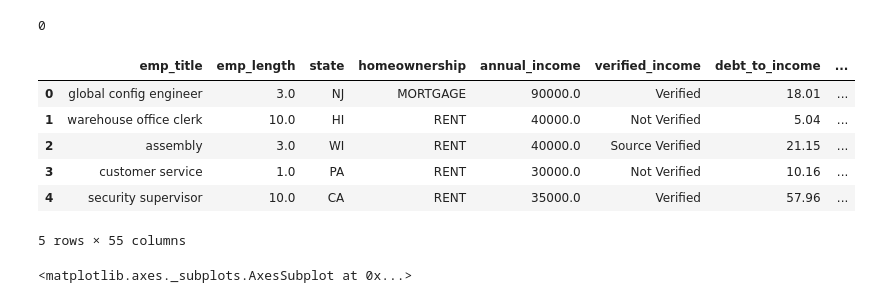
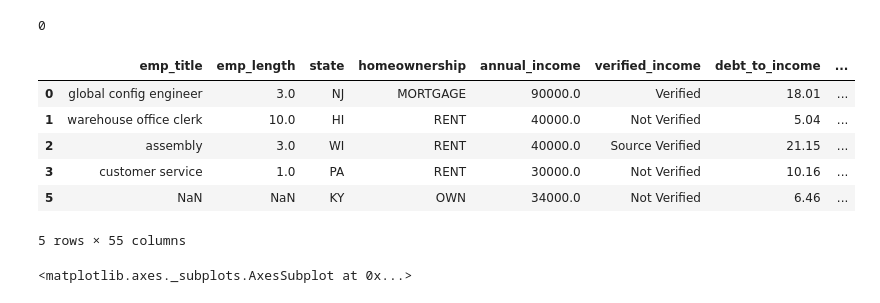
Before and after one commit to WeiLi0105/Math2212_Li, a Jupyter notebook: HW/HW_M2T4_Li.ipynb, the cells around one changed output. Saved outputs shown, nothing was run; the diff lists cells and outputs as text; code cells hidden in the pictures.

```diff
--- a/HW/HW_M2T4_Li.ipynb
+++ b/HW/HW_M2T4_Li.ipynb
@@ -255,23 +236,23 @@ len(loan[ debt_to_income < debt_to_income_mean - 2.5* debt_to_income_std])
 # %%
 # drop  those  outliers
 
 loan_mean_outlier_drop = loan.drop(
     loan.index[
-        (debt_to_income_mean>debt_to_income_mean+2.5* debt_to_income_std) &
+        (debt_to_income>debt_to_income_mean+2.5* debt_to_income_std)|
         (debt_to_income<debt_to_income_mean-2.5* debt_to_income_std)
                ]
 )
 
 #print the resulting  head
 
 loan_mean_outlier_drop.head()
 # %% [output]
 |  | emp_title | emp_length | state | homeownership | annual_income | verified_income | debt_to_income | ... |
 | 0 | global config engineer | 3.0 | NJ | MORTGAGE | 90000.0 | Verified | 18.01 | ... |
 | 1 | warehouse office clerk | 10.0 | HI | RENT | 40000.0 | Not Verified | 5.04 | ... |
 | 2 | assembly | 3.0 | WI | RENT | 40000.0 | Source Verified | 21.15 | ... |
 | 3 | customer service | 1.0 | PA | RENT | 30000.0 | Not Verified | 10.16 | ... |
-| 4 | security supervisor | 10.0 | CA | RENT | 35000.0 | Verified | 57.96 | ... |
+| 5 | NaN | NaN | KY | OWN | 34000.0 | Not Verified | 6.46 | ... |
 5 rows × 55 columns
 # %%
 loan.boxplot(column='debt_to_income')
```
Also changed, not shown: parts of 5 cells of this notebook.
